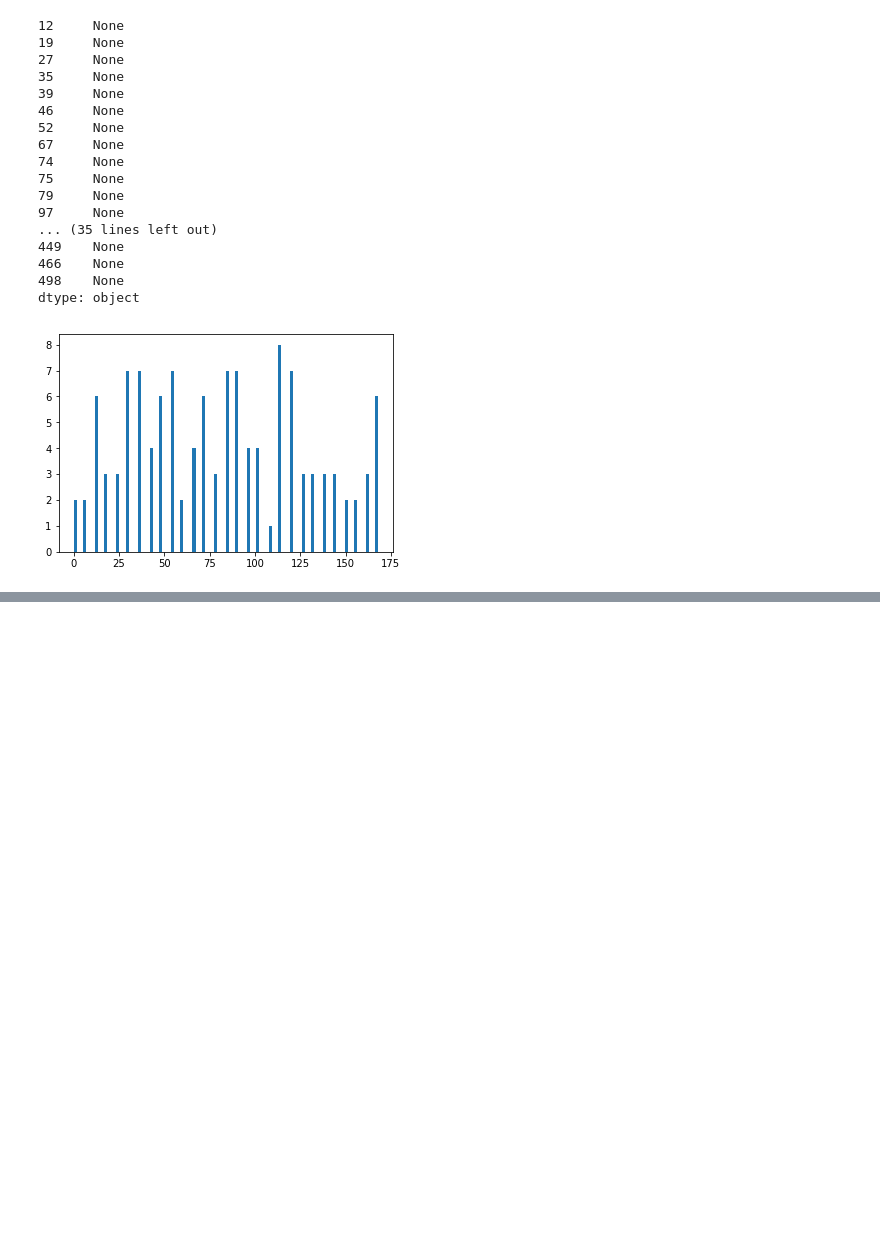
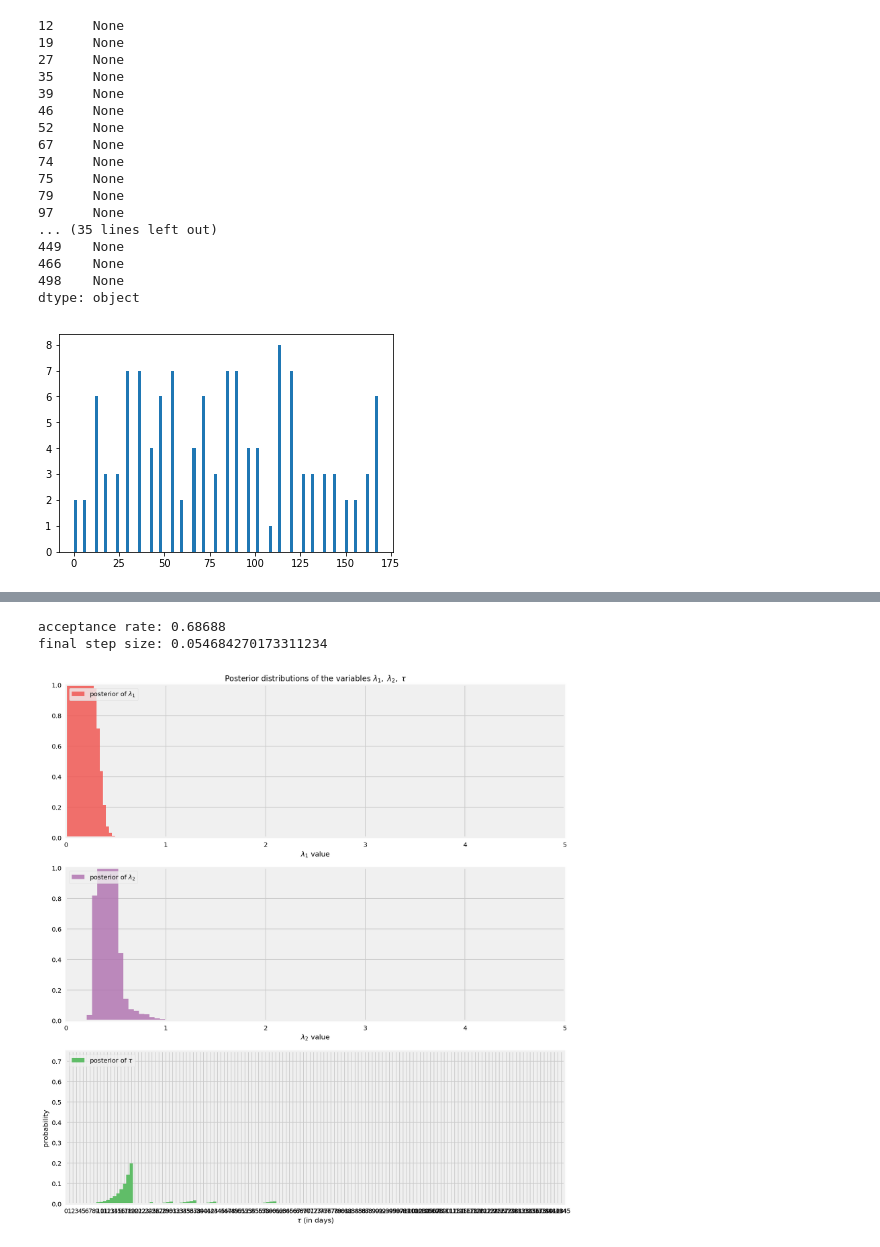
Before and after one commit to ismith1024/Udacity_Capstone, a Jupyter notebook: Starbucks_Capstone_notebook.ipynb, the cells around one changed output, grey strips where cells are left out. Saved outputs shown, nothing was run; the diff lists cells and outputs as text; code cells hidden in the pictures; blank space fills up the shorter version.

```diff
--- a/Starbucks_Capstone_notebook.ipynb
+++ b/Starbucks_Capstone_notebook.ipynb
@@ -652,0 +938,63 @@ plt.show()
+# %%
+evaluate(init_g)
+evaluate(init_l)
+[
+    lambda_1_samples_,
+    lambda_2_samples_,
+    tau_samples_,
+    kernel_results_,
+    N_,
+    expected_texts_per_day_,
+] = evaluate([
+    lambda_1_samples,
+    lambda_2_samples,
+    tau_samples,
+    kernel_results,
+    N,
+    expected_texts_per_day,
+])
+
+
+print("acceptance rate: {}".format(
+    kernel_results_.inner_results.is_accepted.mean()))
+print("final step size: {}".format(
+    kernel_results_.inner_results.extra.step_size_assign[-100:].mean()))
+# %% [output]
+acceptance rate: 0.68688
+final step size: 0.054684270173311234
+# %%
+plt.figure(figsize=(12.5, 15))
+#histogram of the samples:
+
+ax = plt.subplot(311)
+ax.set_autoscaley_on(False)
+
+plt.hist(lambda_1_samples_, histtype='stepfilled', bins=30, alpha=0.85,
+         label=r"posterior of $\lambda_1$", color=TFColor[0], density=True)
+plt.legend(loc="upper left")
+plt.title(r"""Posterior distributions of the variables $\lambda_1,\;\lambda_2,\;\tau$""")
+plt.xlim([0, 5])
+plt.xlabel(r"$\lambda_1$ value")
+
+ax = plt.subplot(312)
+ax.set_autoscaley_on(False)
+plt.hist(lambda_2_samples_, histtype='stepfilled', bins=30, alpha=0.85,
+         label=r"posterior of $\lambda_2$", color=TFColor[6], density=True)
+plt.legend(loc="upper left")
+plt.xlim([0, 5])
+plt.xlabel(r"$\lambda_2$ value")
+
+plt.subplot(313)
+w = 1.0 / tau_samples_.shape[0] * np.ones_like(tau_samples_)
+plt.hist(tau_samples_, bins=n_count_data_[0], alpha=1,
+         label=r"posterior of $\tau$",
+         color=TFColor[2], weights=w, rwidth=2.)
+plt.xticks(np.arange(n_count_data_[0]))
+
+plt.legend(loc="upper left")
+plt.ylim([0, .75])
+plt.xlim([0, len(count_data_)-20])
+plt.xlabel(r"$\tau$ (in days)")
+plt.ylabel(r"probability");
+# %% [output]
+[figure, added]
```
Also changed, not shown: parts of 11 cells of this notebook, 1 other file.
